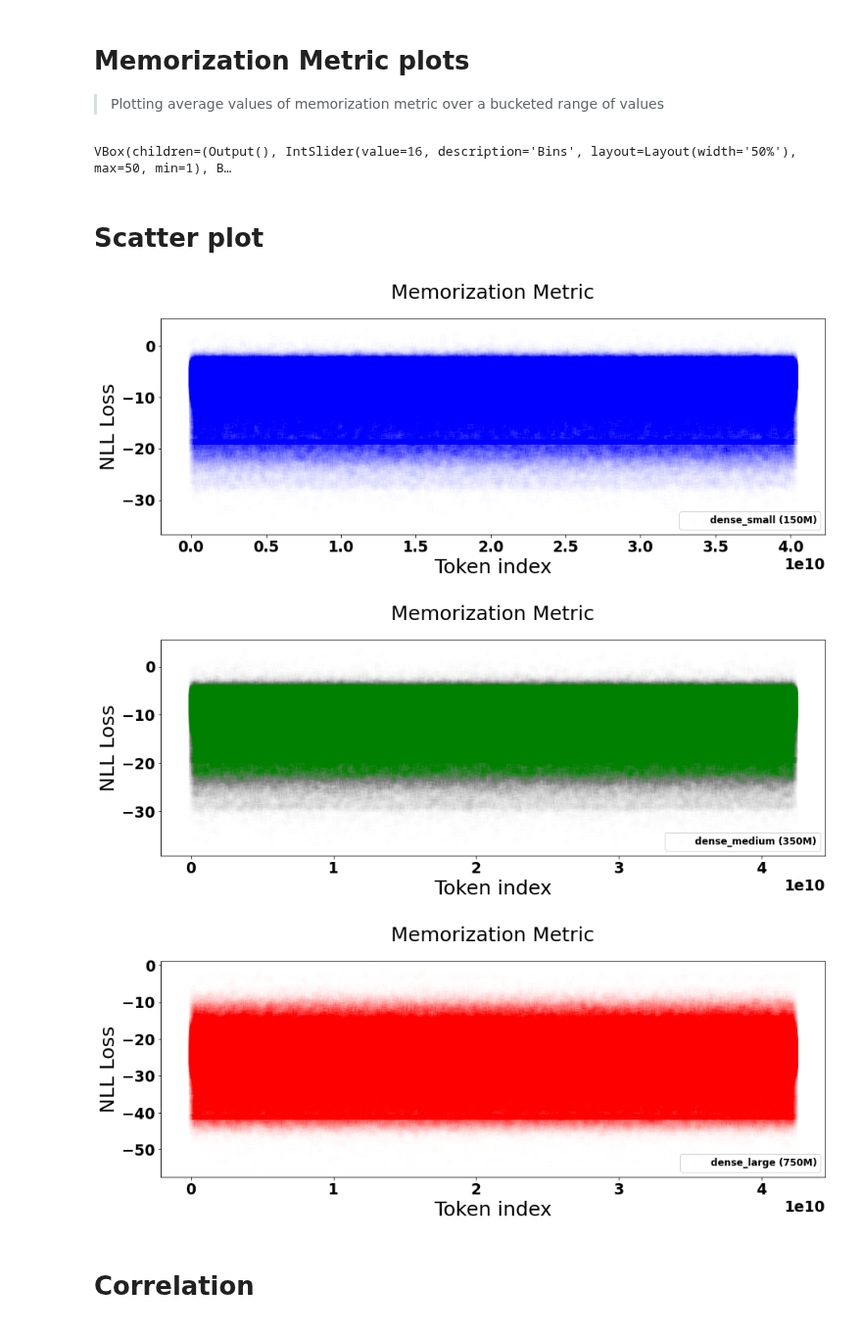
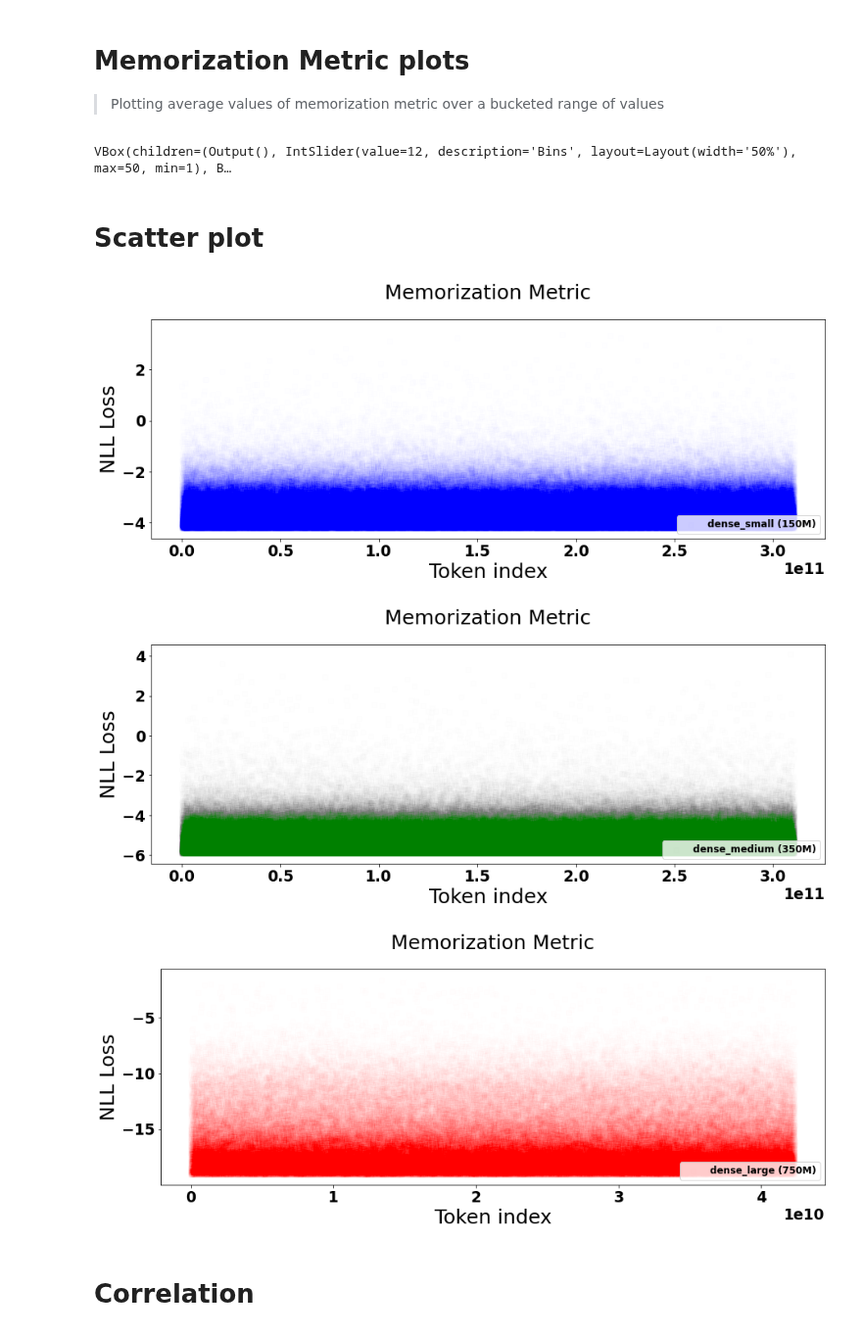
Before and after one commit to EleutherAI/gpt-neox, a Jupyter notebook: eda.ipynb, the cells around one changed output. Shown at 98% size. Saved outputs shown, nothing was run; the diff lists cells and outputs as text; code cells hidden in the pictures.

```diff
--- a/eda.ipynb
+++ b/eda.ipynb
@@ -46,16 +46,17 @@ import numpy as np
 
 class Plotter:
     size = 25
-    params = {'legend.fontsize': 'large',
-          'figure.figsize': (15,5),
-          'axes.labelsize': size,
-          'axes.titlesize': size,
-          'xtick.labelsize': size*0.75,
-          'ytick.labelsize': size*0.75,
-          'axes.titlepad': 25,
-          'font.family':'sans-serif',
-          'font.weight':'bold',
-         }
+    params = {
+        'legend.fontsize': 'large',
+        'figure.figsize': (15,5),
+        'axes.labelsize': size,
+        'axes.titlesize': size,
+        'xtick.labelsize': size*0.75,
+        'ytick.labelsize': size*0.75,
+        'axes.titlepad': 25,
+        'font.family':'sans-serif',
+        'font.weight':'bold',
+    }
 
     def __init__(self,title,data,size=25,xlabel=None,ylabel=None,
                  default_slider_value=None,plot_group=False,
@@ -165,24 +166,24 @@ plotter = Plotter(title="Memorization Metric",
                   data=data,plot_group=False,colors = ['blue','green','red'])
 plotter.run() #Refresh if you donot see UI
 # %% [output]
-VBox(children=(Output(), IntSlider(value=16, description='Bins', layout=Layout(width='50%'), max=50, min=1), B…
+VBox(children=(Output(), IntSlider(value=12, description='Bins', layout=Layout(width='50%'), max=50, min=1), B…
 # %% [markdown]
 # Scatter plot
 # %%
 plt.rcParams.update(Plotter.params)
 colors = ['blue','green','red']
 for label,color in zip(data_labels,colors):
-    plt.scatter(data[label][0],data[label][1],label=label,marker=',',alpha=0.002,color=color)
+    plt.scatter(most_memorized_data[label][0],most_memorized_data[label][1],label=label,marker=',',alpha=0.002,color=color)
 
     plt.title("Memorization Metric")
     plt.xlabel('Token index')
     plt.ylabel('NLL Loss')
     plt.legend(loc='lower right')
     plt.show()
 # %% [output]
-[figure, old version]
+[figure, new version]
-[figure, old version]
+[figure, new version]
-[figure, old version]
+[figure, new version]
 # %% [markdown]
 # Correlation
 # %%
```
Also changed, not shown: parts of 3 cells of this notebook.
